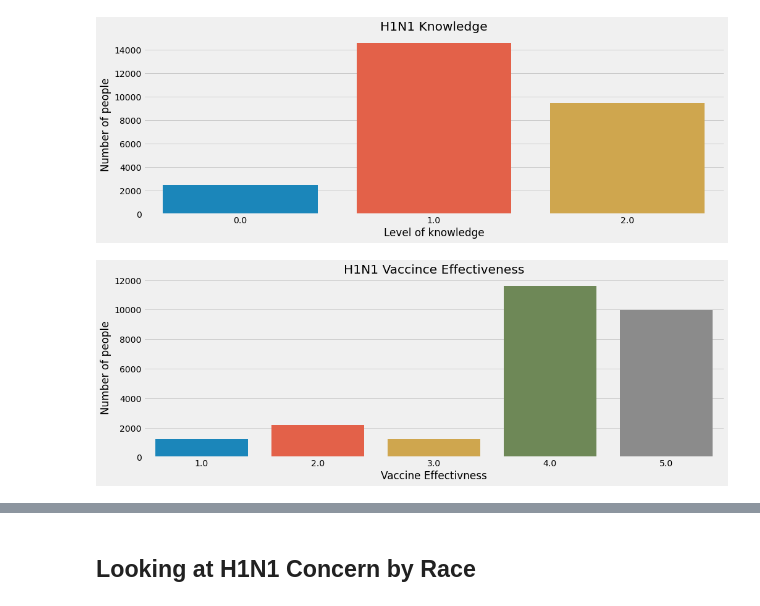
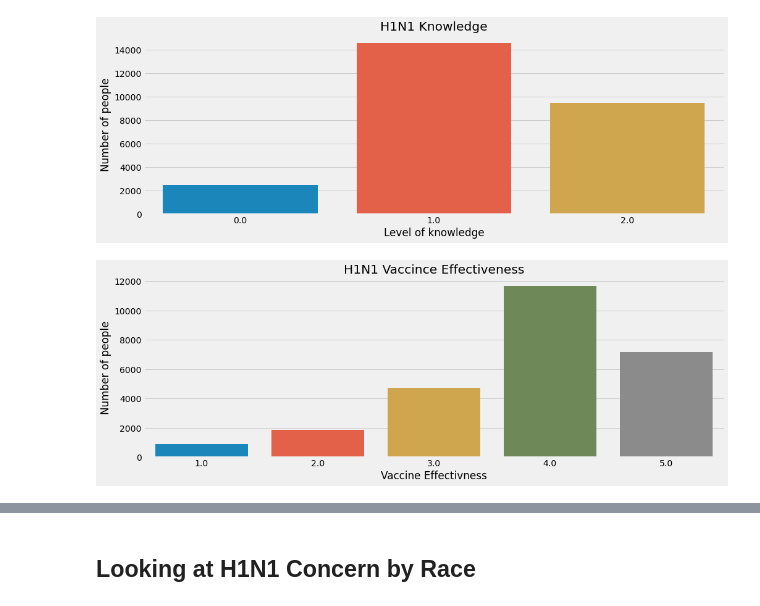
Before and after one commit to mankah/Capstone, a Jupyter notebook: Capstone.ipynb, the cells around one changed output, grey strips where cells are left out. Saved outputs shown, nothing was run; the diff lists cells and outputs as text; code cells hidden in the pictures.

```diff
--- a/Capstone.ipynb
+++ b/Capstone.ipynb
@@ -137,9 +137,9 @@ plt.xlabel('Level of knowledge');
 # %%
 fig, ax = plt.subplots(figsize = (15,5))
 
-sns.countplot(df.opinion_seas_vacc_effective)
+sns.countplot(df.opinion_h1n1_vacc_effective)
 plt.title('H1N1 Vaccince Effectiveness')
 plt.ylabel('Number of people')
 plt.xlabel('Vaccine Effectivness');
 # %% [output]
-[figure, old version]
+[figure, new version]
```
Also changed, not shown: parts of 1 cell of this notebook.
